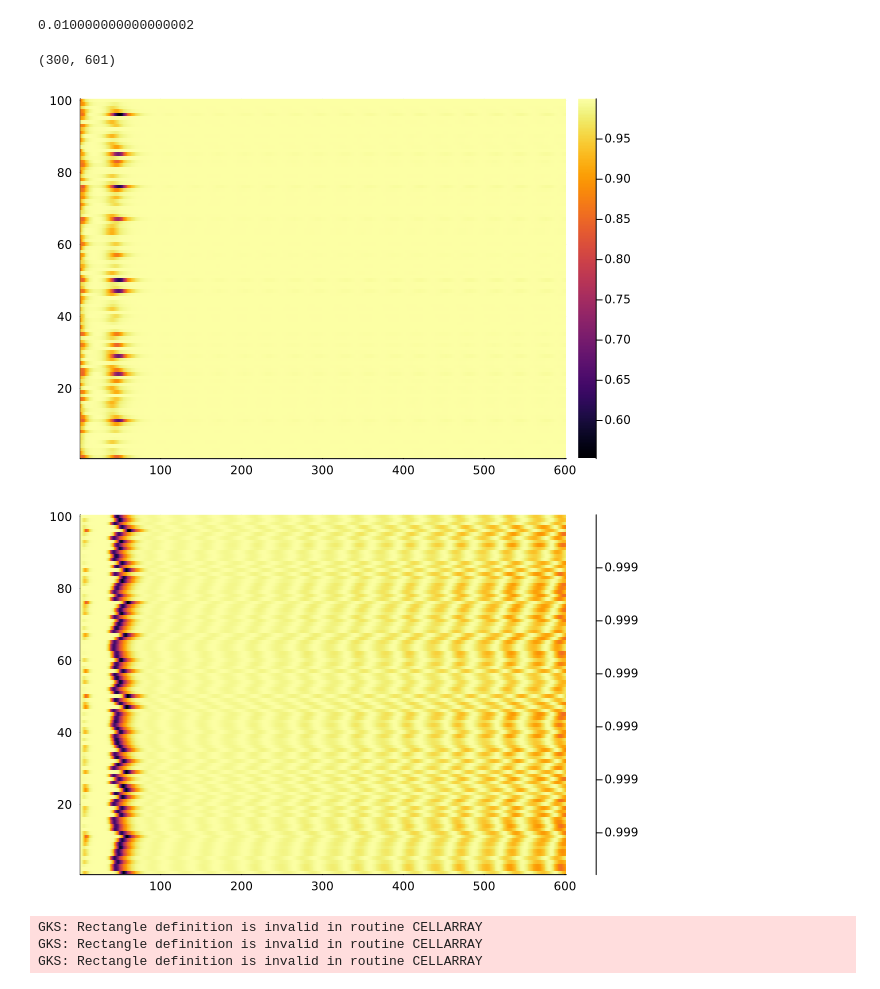
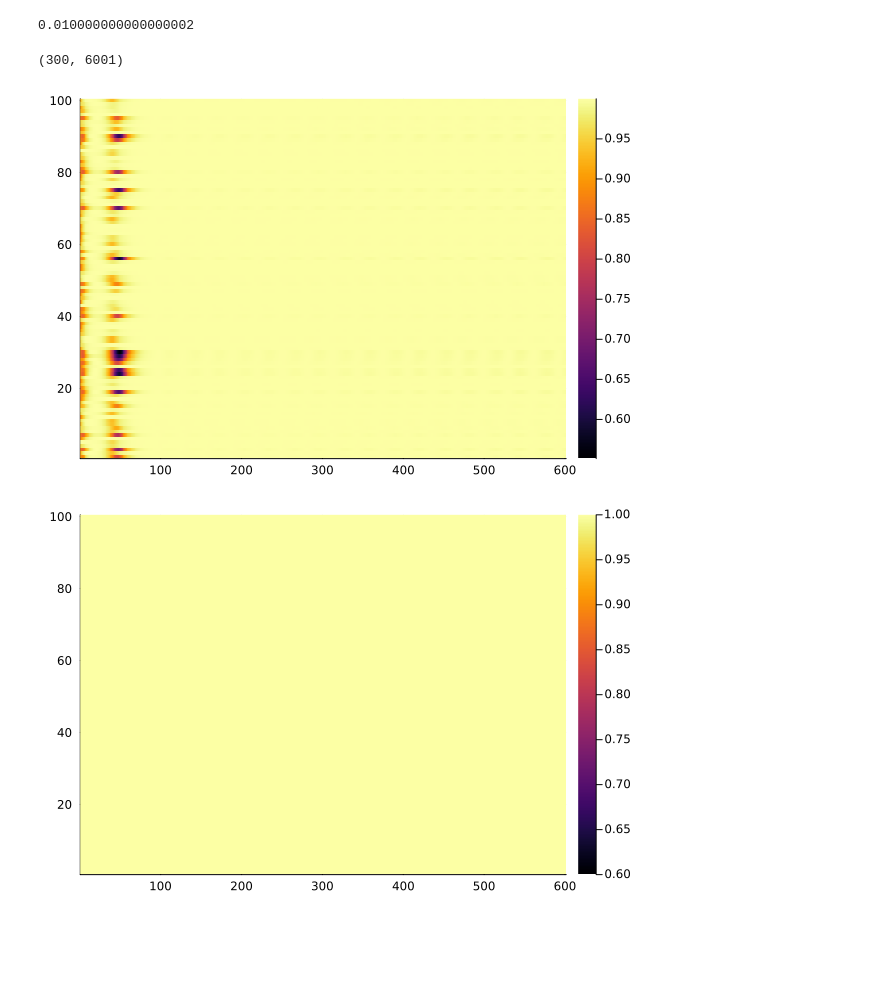
Before and after one commit to eiralarsson/Lorentz-System-Degree-Project, a Jupyter notebook: Sensitivity-Analysis/Vilmer_demonstrates.ipynb, the cells around one changed output. Saved outputs shown, nothing was run; the diff lists cells and outputs as text; code cells hidden in the pictures; blank space fills up the shorter version.

```diff
--- a/Sensitivity-Analysis/Vilmer_demonstrates.ipynb
+++ b/Sensitivity-Analysis/Vilmer_demonstrates.ipynb
@@ -14,22 +14,19 @@ t = 5
 0.010000000000000002
 # %%
 initial_vals = PointsOnSphere(100, 0.5, x₀')
-M1 = PointSolutions(p,Δt,600,initial_vals,RK4)
-M2 = PointSolutions(p,Δt,600,initial_vals,RK4, steps_per_Δt=10)
-X = LorenzSolutionFixedTimeStep(p, Δt, 600, x₀, RK4)
+M1 = PointSolutions(p,Δt,6000,initial_vals,RK4)
+M2 = PointSolutions(p,Δt,6000,initial_vals,RK4, steps_per_Δt=100)
+X = LorenzSolutionFixedTimeStep(p, Δt, 6000, x₀, RK4)
 size(M1)
 # %% [output]
-(300, 601)
+(300, 6001)
 # %%
 M = CorrelationMatrix_InitPos(M1,X)
 heatmap(M)
 # %% [output]
-[figure, old version]
+[figure, new version]
 # %%
 A = CorrelationMatrix(M1,M2)
-heatmap(A)
+heatmap(A, clim=(0.6,1))
 # %% [output]
-[figure, old version]
+[figure, new version]
-GKS: Rectangle definition is invalid in routine CELLARRAY
-GKS: Rectangle definition is invalid in routine CELLARRAY
-GKS: Rectangle definition is invalid in routine CELLARRAY
```
Also changed, not shown: parts of 2 cells of this notebook.
